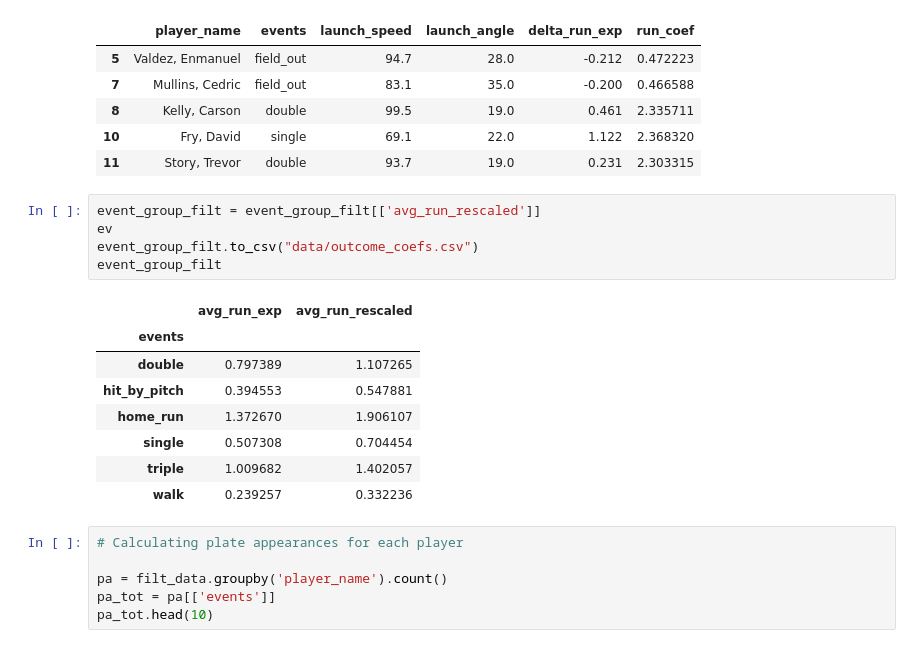
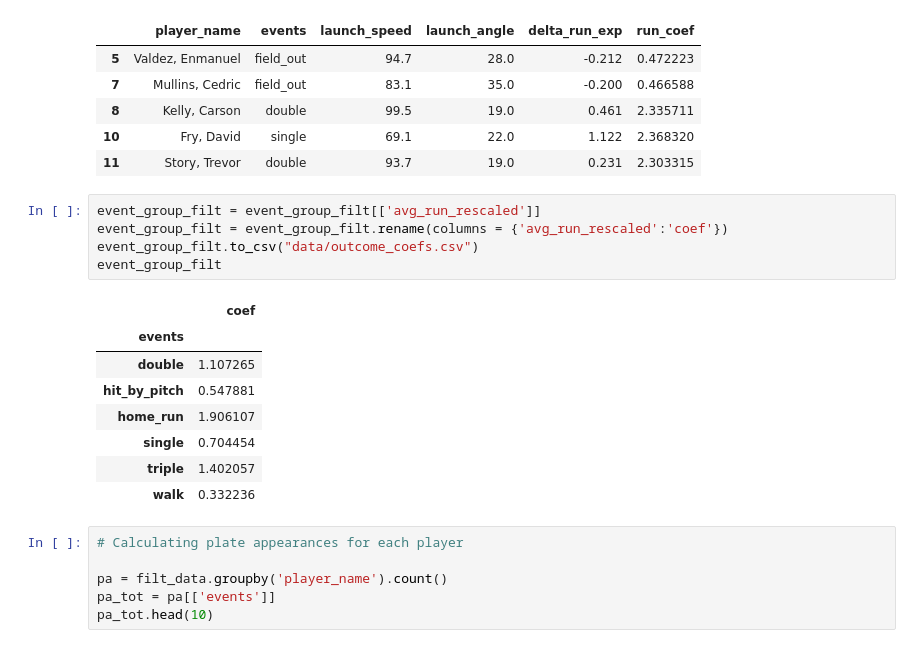
Before and after one commit to mcgillies/metwoba, a Jupyter notebook: metwOBA.ipynb, the cells around one changed output. Drawn from its saved outputs; the diff is of its cells as text.

```diff
--- a/metwOBA.ipynb
+++ b/metwOBA.ipynb
@@ -259,18 +259,18 @@ See the caveats in the documentation: https://pandas.pydata.org/pandas-docs/stab
 | 11 | Story, Trevor | double | 93.7 | 19.0 | 0.231 | 2.303315 |
 # %%
 event_group_filt = event_group_filt[['avg_run_rescaled']]
-ev
+event_group_filt = event_group_filt.rename(columns = {'avg_run_rescaled':'coef'})
 event_group_filt.to_csv("data/outcome_coefs.csv")
 event_group_filt
 # %% [output]
-|  | avg_run_exp | avg_run_rescaled |
-| events |  |  |
-| double | 0.797389 | 1.107265 |
-| hit_by_pitch | 0.394553 | 0.547881 |
-| home_run | 1.372670 | 1.906107 |
-| single | 0.507308 | 0.704454 |
-| triple | 1.009682 | 1.402057 |
-| walk | 0.239257 | 0.332236 |
+|  | coef |
+| events |  |
+| double | 1.107265 |
+| hit_by_pitch | 0.547881 |
+| home_run | 1.906107 |
+| single | 0.704454 |
+| triple | 1.402057 |
+| walk | 0.332236 |
 # %%
 # Calculating plate appearances for each player
 
```
Also changed, not shown: 1 other file.
